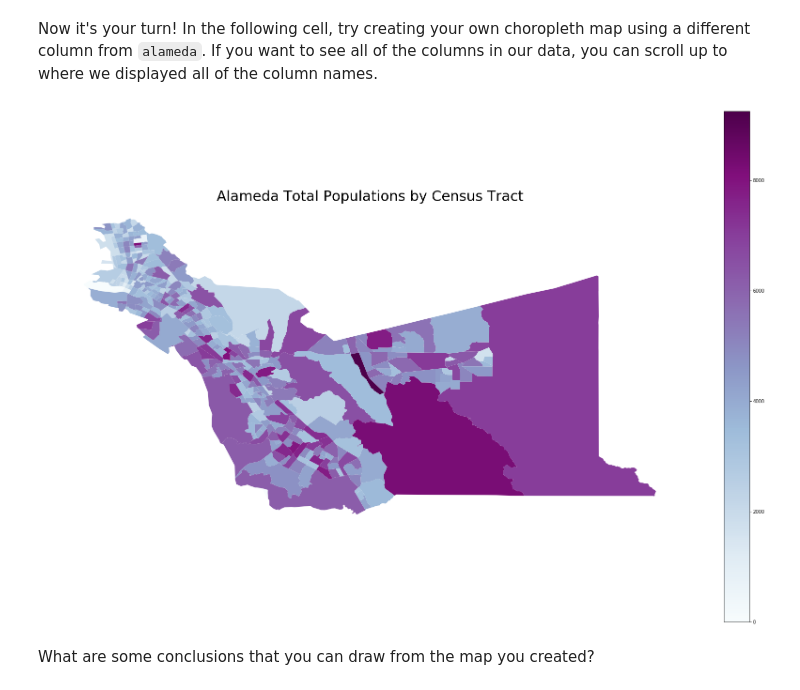
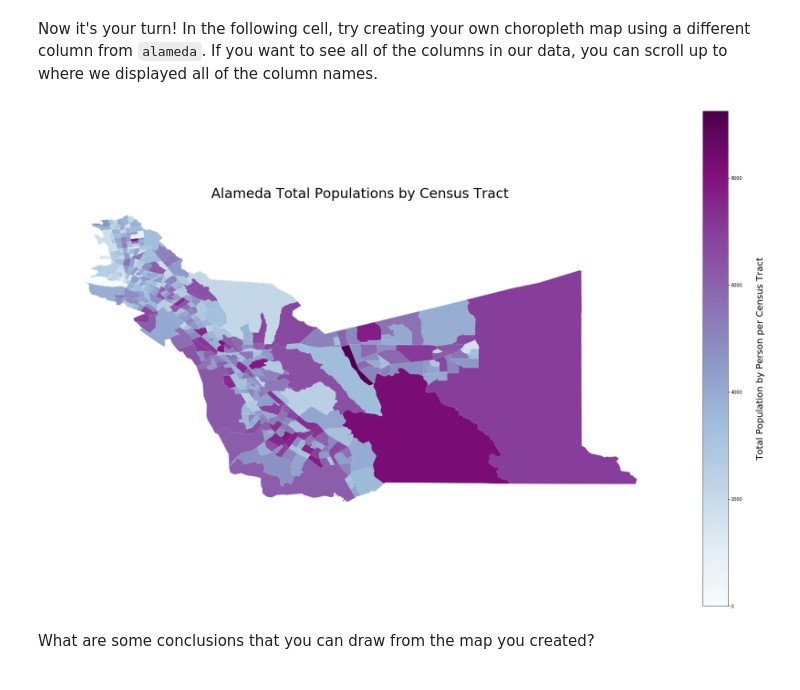
Before and after one commit to ds-modules/CP-101, a Jupyter notebook: lab_9/Geopandas_solutions.ipynb, the cells around one changed output. Saved outputs shown, nothing was run; the diff lists cells and outputs as text; code cells hidden in the pictures.

```diff
--- a/lab_9/Geopandas_solutions.ipynb
+++ b/lab_9/Geopandas_solutions.ipynb
@@ -190,14 +205,13 @@ Now it's your turn! In the following cell, try creating your own choropleth map
 # %%
 # EXAMPLE
 alameda.plot(column = 'total_pop', legend = True, cmap = 'BuPu')
-bounds = alameda.bounds.iloc[0]
-minx = bounds["minx"]
-miny = bounds["miny"]
-plt.text(minx + 1, miny - 0.3, 'Total Population by Person per Census Tract', fontsize=20, rotation=90, rotation_mode='anchor')
+minx, miny, maxx, maxy = alameda.total_bounds
+text_properties = {'ha': 'center', 'va': 'center', 'fontsize' : 20}
+plt.text(maxx + (maxx-minx)/4.5, (maxy - miny)/2 + miny,'Total Population by Person per Census Tract', text_properties, rotation=90)
 plt.title('Alameda Total Populations by Census Tract', fontsize = 30)
 plt.axis('off');
 # %% [output]
-[figure, old version]
+[figure, new version]
 # %% [markdown]
 What are some conclusions that you can draw from the map you created?
 # %% [markdown]
```
Also changed, not shown: parts of 6 cells of this notebook.
